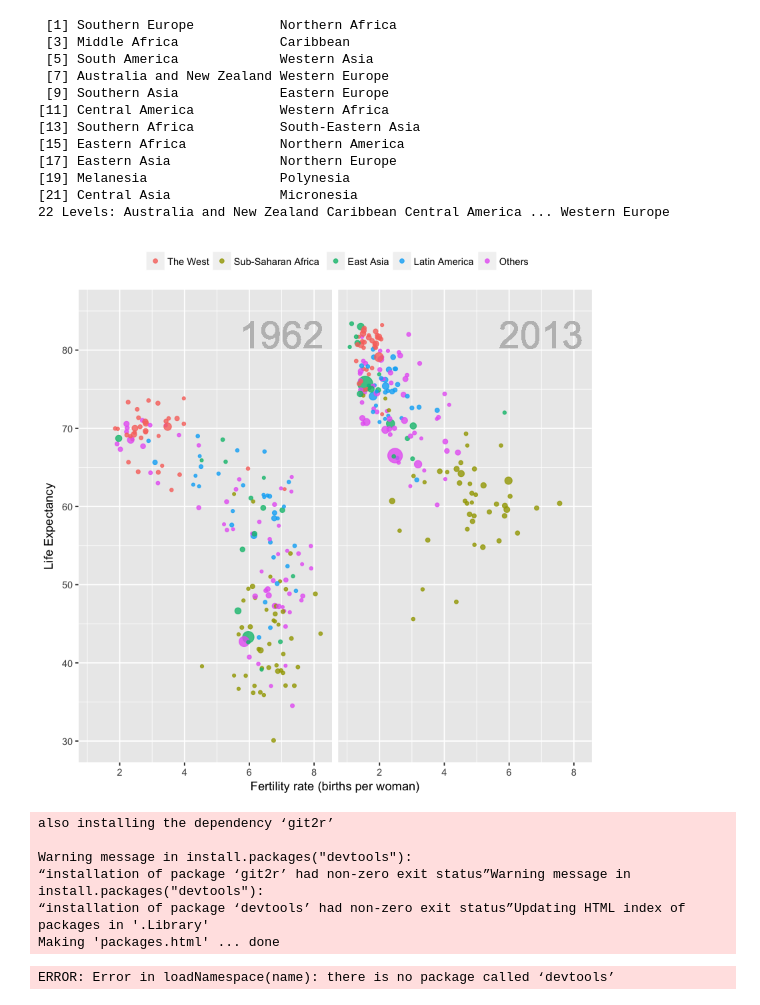
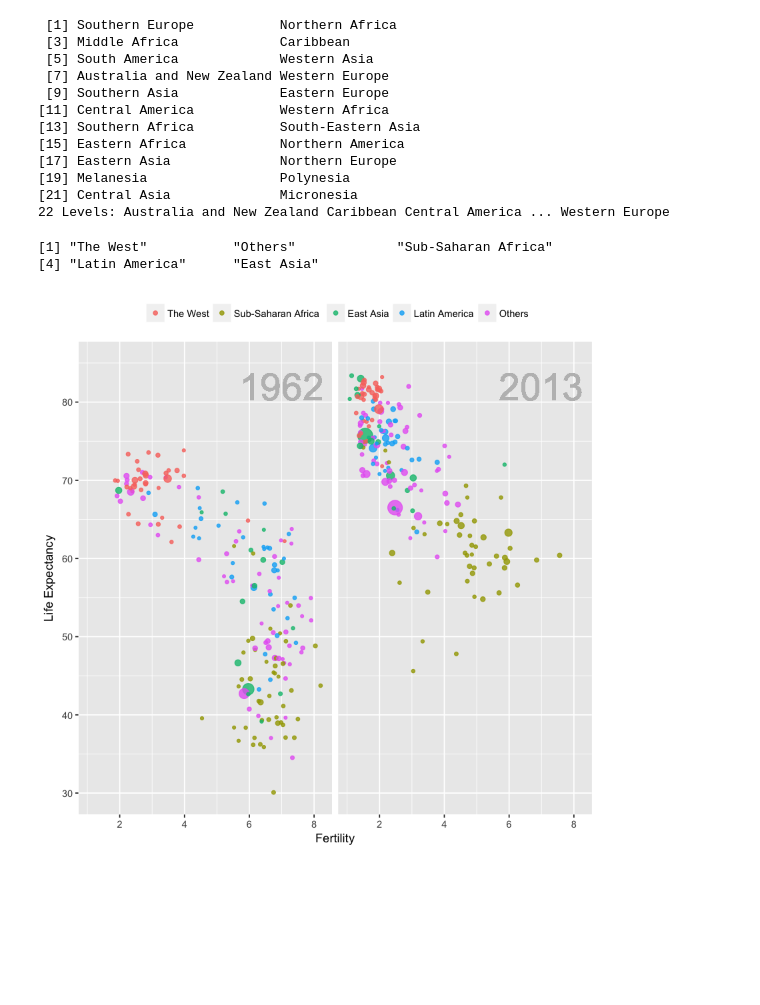
Before and after one commit to jeannefukumaru/data-ingestion, a Jupyter notebook: basic-data-validation.ipynb, the cells around one changed output. Cells and saved outputs as stored; diff of their text form; code cells hidden in the pictures; blank space fills up the shorter version.

```diff
--- a/basic-data-validation.ipynb
+++ b/basic-data-validation.ipynb
@@ -88,43 +72,27 @@ unique(gapminder$region)
+# %%
+unique(gapminder$group)
+# %% [output]
+[1] "The West"           "Others"             "Sub-Saharan Africa"
+[4] "Latin America"      "East Asia"
 # %%
-west <- c("Western Europe","Northern Europe","Southern Europe",
-          "Northern America","Australia and New Zealand")
-
-gapminder <- gapminder %>%
-  mutate(group = case_when(
-    region %in% west ~ "The West",
-    region %in% c("Eastern Asia", "South-Eastern Asia") ~ "East Asia",
-    region %in% c("Caribbean", "Central America", "South America") ~ "Latin America",
-    continent == "Africa" & region != "Northern Africa" ~ "Sub-Saharan Africa",
-    TRUE ~ "Others"))
 gapminder <- gapminder %>%
   mutate(group = factor(group, levels = rev(c("Others", "Latin America", "East Asia","Sub-Saharan Africa", "The West"))))
 
 filter(gapminder, year%in%c(1962, 2013) & !is.na(group) &
          !is.na(fertility) & !is.na(life_expectancy)) %>%
   mutate(population_in_millions = population/10^6) %>%
   ggplot( aes(fertility, y=life_expectancy, col = group, size = population_in_millions)) +
   geom_point(alpha = 0.8) +
   guides(size=FALSE) +
   theme(plot.title = element_blank(), legend.title = element_blank()) +
   coord_cartesian(ylim = c(30, 85)) +
-  xlab("Fertility rate (births per woman)") +
+  xlab("Fertility") +
   ylab("Life Expectancy") +
   geom_text(aes(x=7, y=82, label=year), cex=12, color="grey") +
   facet_grid(. ~ year) +
   theme(strip.background = element_blank(),
         strip.text.x = element_blank(),
         strip.text.y = element_blank(),
    legend.position = "top")
 # %% [output]
-[figure, old version]
+[figure, new version]
-# %%
-install.packages('devtools')
-devtools::install_github("dgrtwo/gganimate")
-# %% [output]
-also installing the dependency ‘git2r’
-
-Warning message in install.packages("devtools"):
-“installation of package ‘git2r’ had non-zero exit status”Warning message in install.packages("devtools"):
-“installation of package ‘devtools’ had non-zero exit status”Updating HTML index of packages in '.Library'
-Making 'packages.html' ... done
-ERROR: Error in loadNamespace(name): there is no package called ‘devtools’
```
Also changed, not shown: parts of 14 cells of this notebook, 1 other file.
